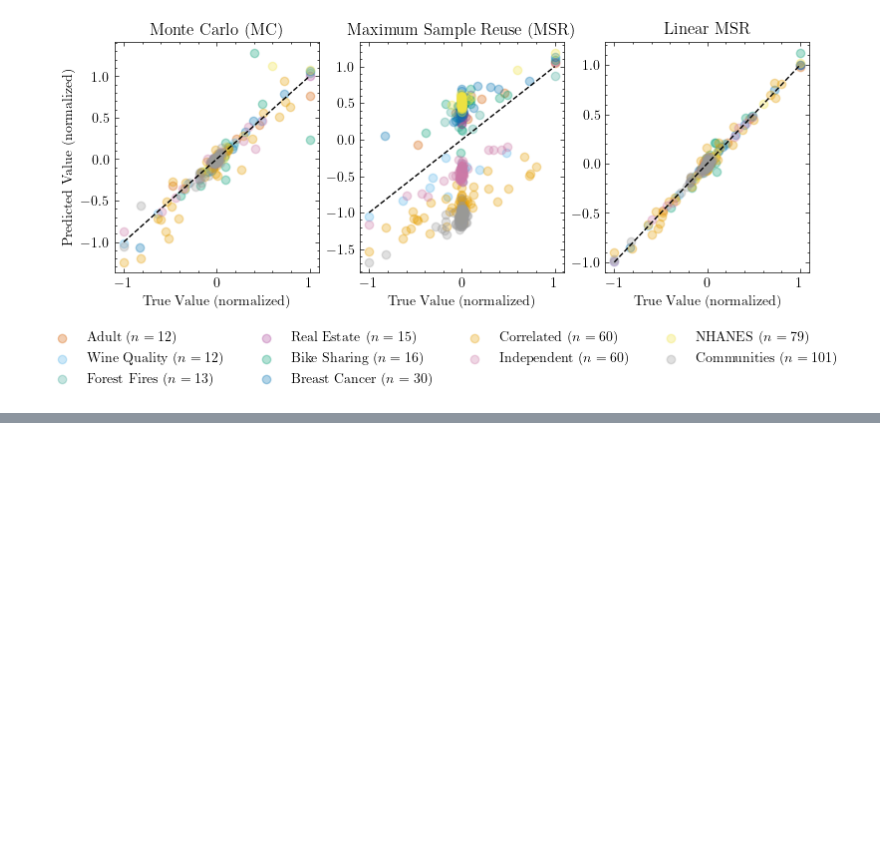
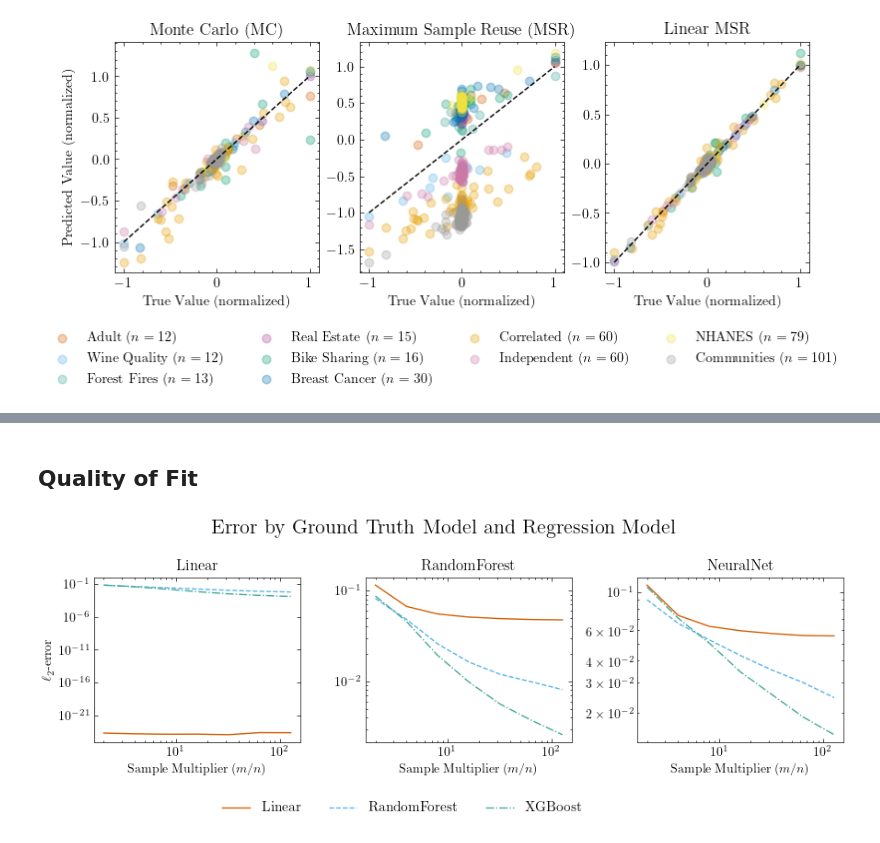
Before and after one commit to rtealwitter/regressionMSR, a Jupyter notebook: summarize.ipynb, the cells around one changed output, grey strips where cells are left out. Saved outputs shown, nothing was run; the diff lists cells and outputs as text; code cells hidden in the pictures; blank space fills up the shorter version.

```diff
--- a/summarize.ipynb
+++ b/summarize.ipynb
@@ -501,3 +513,58 @@ KeyError: 'TreeAdjustedMSR'
+# %% [markdown]
+## Quality of Fit
+# %%
+
+# The columns are the ground_truth_class
+# Each subplot is a line plot of the error for reg_model_class and the x axis is the number of samples
+
+fig, axs = plt.subplots(1, 3, figsize=(9, 3))
+
+all_handles = {}
+for i, ground_truth_class in enumerate(['Linear', 'RandomForest', 'NeuralNet']):
+    fit_errors = {}
+    for j, dataset in enumerate(dataset_names):
+        fit_errors_dataset = load_fit_error(dataset, ground_truth_class)
+        for estimator in fit_errors_dataset:
+            if estimator not in fit_errors:
+                fit_errors[estimator] = {}
+            for sample_multiplier in fit_errors_dataset[estimator]:
+                if sample_multiplier not in fit_errors[estimator]:
+                    fit_errors[estimator][sample_multiplier] = []
+                fit_errors[estimator][sample_multiplier] += fit_errors_dataset[estimator][sample_multiplier]
+
+    for reg_model_class_idx, reg_model_class in enumerate(fit_errors.keys()):
+        errors = []
+        sample_multipliers = []
+        for val in fit_errors[reg_model_class]:
+            errors.append(np.mean(fit_errors[reg_model_class][val]))
+            sample_multipliers += [val]
+
+        line, = axs[i].plot(sample_multipliers, errors,
+            label=reg_model_class,
+            linestyle=linestyles[reg_model_class_idx],
+            color=cb_colors[reg_model_class_idx])
+
+        # Add the line handle to the global collection
+        if reg_model_class not in all_handles:
+            all_handles[reg_model_class] = line
+    axs[i].set_yscale('log')
+    axs[i].set_xscale('log')
+    axs[i].set_title(fr'{ground_truth_class}')
+    if i == 0:
+        axs[i].set_ylabel(fr'$\ell_2$-error')
+
+    axs[i].set_xlabel(r'Sample Multiplier ($m/n$)')
+
+
+fig.suptitle(f'Error by Ground Truth Model and Regression Model', fontsize=16)
+# Two layers of legends
+fig.legend(all_handles.values(), all_handles.keys(), loc='upper center', ncol=len(all_handles), bbox_to_anchor=(0.45,0), fontsize=11)
+
+plt.tight_layout()
+plt.savefig('images/fit_sample_complexity.pdf', bbox_inches='tight', dpi=300)
+plt.show()
+# %% [output]
+[figure, added]
 # %%
 # Make a giant plot
 # The columns are the datasets
```
Also changed, not shown: parts of 10 cells of this notebook, 26 other files.
